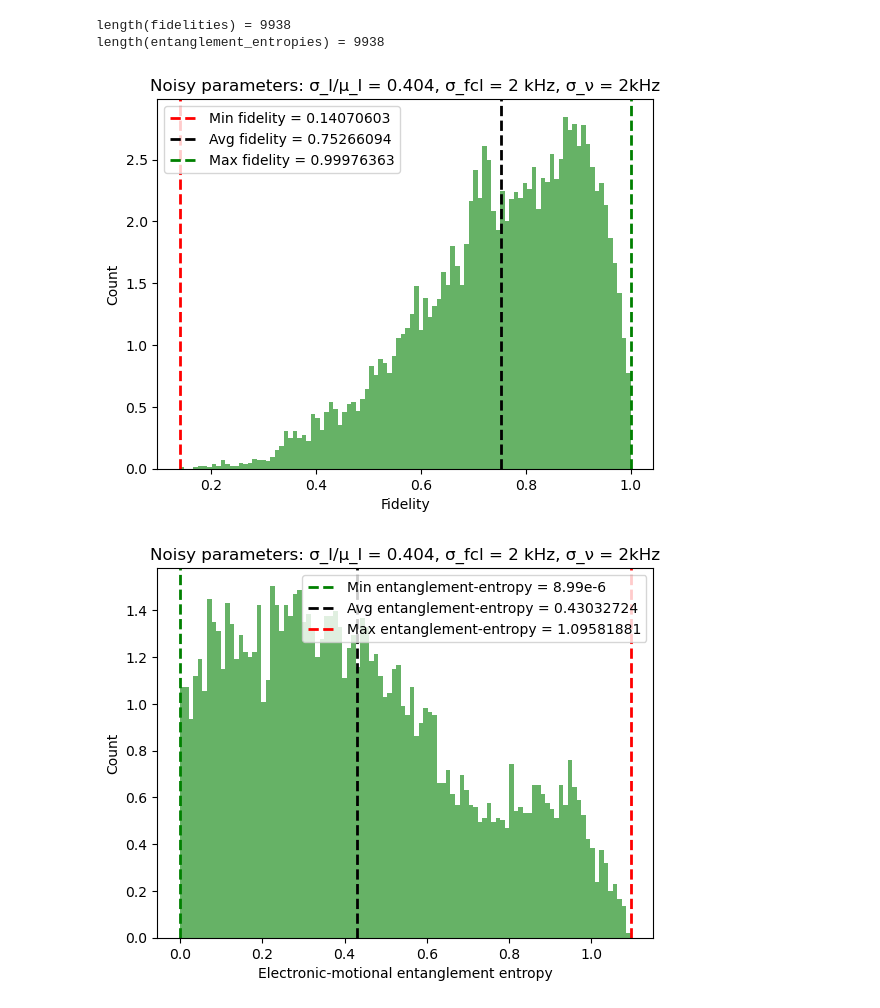
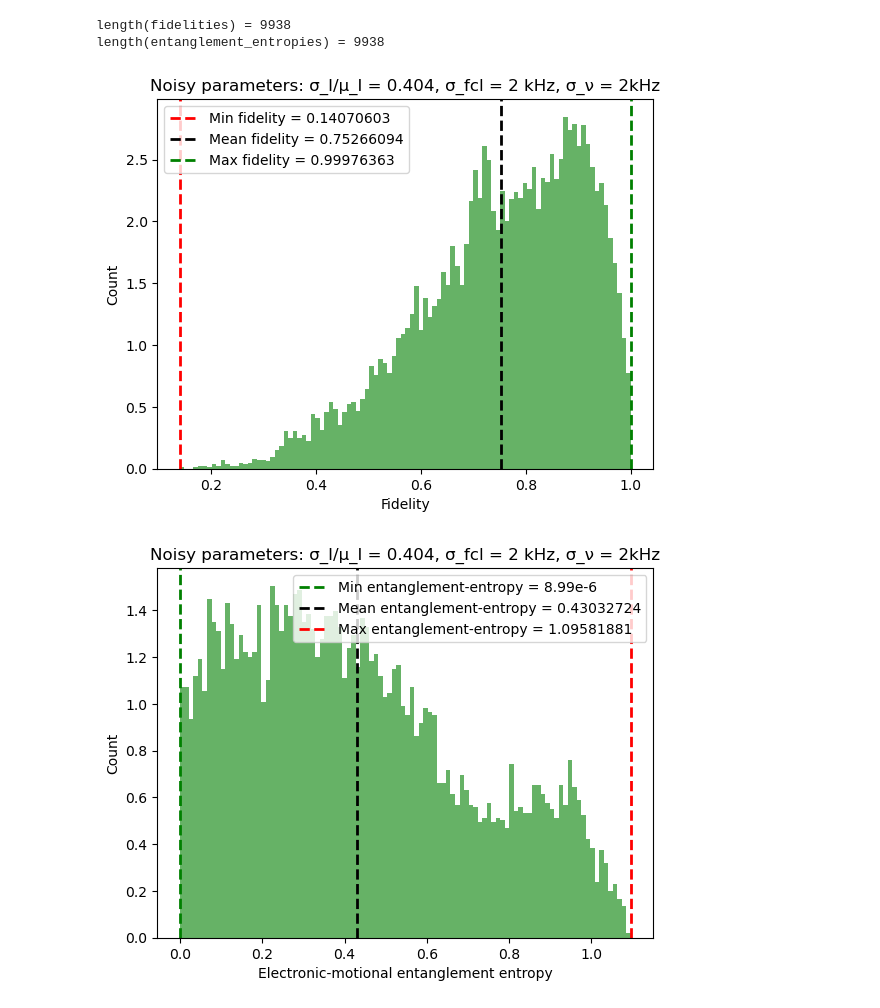
Before and after one commit to SQRLab/IonSim, a Jupyter notebook: molmer_sorensen/molmer_sorensen_noise_sim.ipynb, the cells around one changed output. Drawn from its saved outputs; the diff is of its cells as text; code cells hidden in the pictures.

```diff
--- a/molmer_sorensen/molmer_sorensen_noise_sim.ipynb
+++ b/molmer_sorensen/molmer_sorensen_noise_sim.ipynb
@@ -584,7 +584,7 @@ length(entanglement_entropies) = 9938
 fig = plt.figure()
 plt.hist(fidelities, bins=100, density=true, alpha=0.6, color="g")
 plt.axvline(minimum(fidelities), color="r", linestyle="--", linewidth=2, label="Min fidelity = $(round(minimum(fidelities); digits=8))")
-plt.axvline(mean(fidelities), color="k", linestyle="--", linewidth=2, label="Avg fidelity = $(round(mean(fidelities); digits=8))")
+plt.axvline(mean(fidelities), color="k", linestyle="--", linewidth=2, label="Mean fidelity = $(round(mean(fidelities); digits=8))")
 plt.axvline(maximum(fidelities), color="g", linestyle="--", linewidth=2, label="Max fidelity = $(round(maximum(fidelities); digits=8))")
 plt.xlabel("Fidelity")
 plt.ylabel("Count")
@@ -592,17 +592,17 @@ plt.title("Noisy parameters: σ_I/μ_I = 0.404, σ_fcl = 2 kHz, σ_ν = 2kHz")
 plt.legend()
 plt.display(fig)
 # %% [output]
-[figure, old version]
+[figure, new version]
 # %%
 fig = plt.figure()
 plt.hist(entanglement_entropies, bins=100, density=true, alpha=0.6, color="g")
 plt.axvline(minimum(entanglement_entropies), color="g", linestyle="--", linewidth=2, label="Min entanglement-entropy = $(round(minimum(entanglement_entropies); digits=8))")
-plt.axvline(mean(entanglement_entropies), color="k", linestyle="--", linewidth=2, label="Avg entanglement-entropy = $(round(mean(entanglement_entropies); digits=8))")
+plt.axvline(mean(entanglement_entropies), color="k", linestyle="--", linewidth=2, label="Mean entanglement-entropy = $(round(mean(entanglement_entropies); digits=8))")
 plt.axvline(maximum(entanglement_entropies), color="r", linestyle="--", linewidth=2, label="Max entanglement-entropy = $(round(maximum(entanglement_entropies); digits=8))")
 plt.xlabel("Electronic-motional entanglement entropy")
 plt.ylabel("Count")
 plt.title("Noisy parameters: σ_I/μ_I = 0.404, σ_fcl = 2 kHz, σ_ν = 2kHz")
 plt.legend()
 plt.display(fig)
 # %% [output]
-[figure, old version]
+[figure, new version]
```
Also changed, not shown: parts of 2 cells of this notebook, 1 other file.
